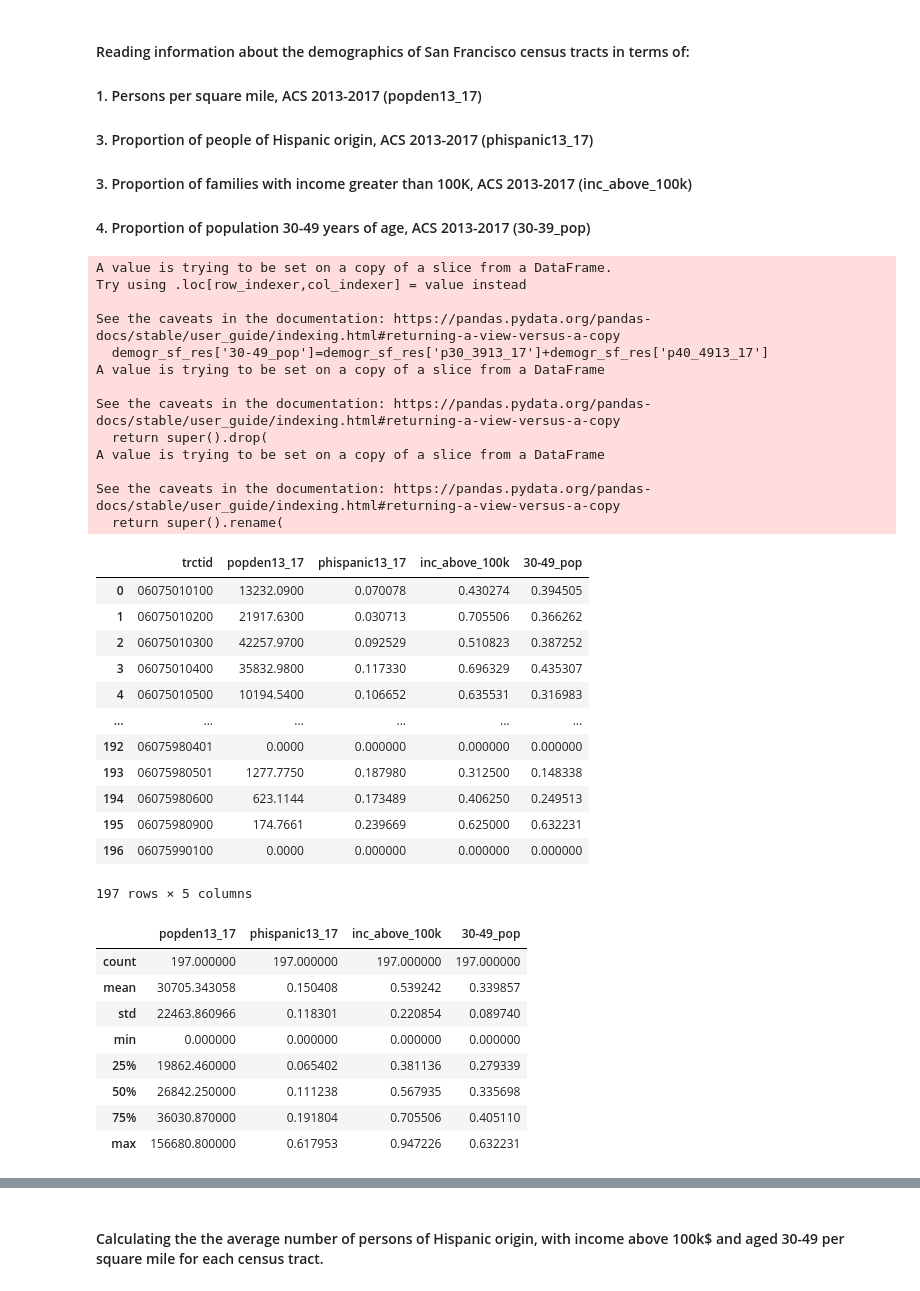
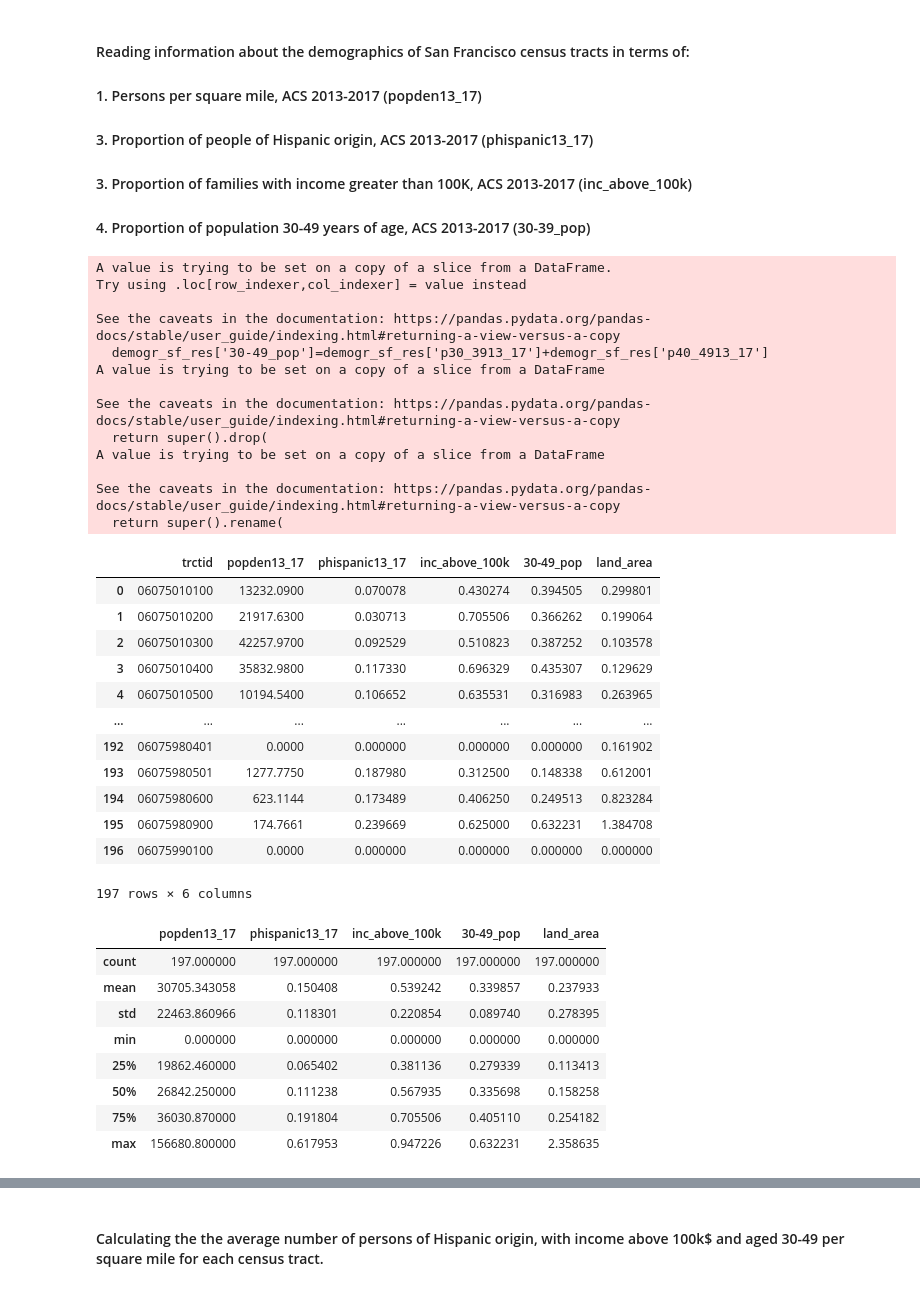
Before and after one commit to wlodekk/ibmcapstone, a Jupyter notebook: CapstoneProjectSF.ipynb, the cells around one changed output, grey strips where cells are left out. Saved outputs shown, nothing was run; the diff lists cells and outputs as text; code cells hidden in the pictures.

```diff
--- a/CapstoneProjectSF.ipynb
+++ b/CapstoneProjectSF.ipynb
@@ -97,57 +97,59 @@ See the caveats in the documentation: https://pandas.pydata.org/pandas-docs/stab
 # %%
 pd.set_option('display.max_rows', 10)
 demogr=pd.read_csv('nanda_ses_tract_2008-2017_04P.csv',dtype={'tract_fips10':str})
 demogr['trint']=demogr['tract_fips10'].astype(int)
 demogr_sf=demogr[(demogr['trint']<=6075990100) & (demogr['trint']>=6075010100)]
 demogr.drop(columns=['trint'],inplace=True)
 demogr_sf.reset_index(drop=True,inplace=True)
 demogr_sf=demogr_sf.fillna(0)
 demogr_sf.columns
-demogr_sf_res=demogr_sf[['tract_fips10','popden13_17','phispanic13_17','pin5b_13_17','p30_3913_17','p40_4913_17']]
+demogr_sf_res=demogr_sf[['tract_fips10','popden13_17','phispanic13_17','pin5b_13_17','p30_3913_17','p40_4913_17','aland10']]
 demogr_sf_res['30-49_pop']=demogr_sf_res['p30_3913_17']+demogr_sf_res['p40_4913_17']
 demogr_sf_res.drop(columns=['p30_3913_17','p40_4913_17'],inplace=True)
 demogr_sf_res.rename(columns={'pin5b_13_17':'inc_above_100k'},inplace=True)
 demogr_sf_res.rename(columns={'tract_fips10':'trctid'},inplace=True)
+demogr_sf_res.rename(columns={'aland10':'land_area'},inplace=True)
+demogr_sf_res=demogr_sf_res[['trctid','popden13_17','phispanic13_17','inc_above_100k','30-49_pop','land_area']]
 demogr_sf_res
 # %% [output]
 A value is trying to be set on a copy of a slice from a DataFrame.
 Try using .loc[row_indexer,col_indexer] = value instead
 
 See the caveats in the documentation: https://pandas.pydata.org/pandas-docs/stable/user_guide/indexing.html#returning-a-view-versus-a-copy
   demogr_sf_res['30-49_pop']=demogr_sf_res['p30_3913_17']+demogr_sf_res['p40_4913_17']
 A value is trying to be set on a copy of a slice from a DataFrame
 
 See the caveats in the documentation: https://pandas.pydata.org/pandas-docs/stable/user_guide/indexing.html#returning-a-view-versus-a-copy
   return super().drop(
 A value is trying to be set on a copy of a slice from a DataFrame
 
 See the caveats in the documentation: https://pandas.pydata.org/pandas-docs/stable/user_guide/indexing.html#returning-a-view-versus-a-copy
   return super().rename(
-|  | trctid | popden13_17 | phispanic13_17 | inc_above_100k | 30-49_pop |
-| 0 | 06075010100 | 13232.0900 | 0.070078 | 0.430274 | 0.394505 |
-| 1 | 06075010200 | 21917.6300 | 0.030713 | 0.705506 | 0.366262 |
-| 2 | 06075010300 | 42257.9700 | 0.092529 | 0.510823 | 0.387252 |
-| 3 | 06075010400 | 35832.9800 | 0.117330 | 0.696329 | 0.435307 |
-| 4 | 06075010500 | 10194.5400 | 0.106652 | 0.635531 | 0.316983 |
-| ... | ... | ... | ... | ... | ... |
-| 192 | 06075980401 | 0.0000 | 0.000000 | 0.000000 | 0.000000 |
-| 193 | 06075980501 | 1277.7750 | 0.187980 | 0.312500 | 0.148338 |
-| 194 | 06075980600 | 623.1144 | 0.173489 | 0.406250 | 0.249513 |
-| 195 | 06075980900 | 174.7661 | 0.239669 | 0.625000 | 0.632231 |
-| 196 | 06075990100 | 0.0000 | 0.000000 | 0.000000 | 0.000000 |
+|  | trctid | popden13_17 | phispanic13_17 | inc_above_100k | 30-49_pop | land_area |
+| 0 | 06075010100 | 13232.0900 | 0.070078 | 0.430274 | 0.394505 | 0.299801 |
+| 1 | 06075010200 | 21917.6300 | 0.030713 | 0.705506 | 0.366262 | 0.199064 |
+| 2 | 06075010300 | 42257.9700 | 0.092529 | 0.510823 | 0.387252 | 0.103578 |
+| 3 | 06075010400 | 35832.9800 | 0.117330 | 0.696329 | 0.435307 | 0.129629 |
+| 4 | 06075010500 | 10194.5400 | 0.106652 | 0.635531 | 0.316983 | 0.263965 |
+| ... | ... | ... | ... | ... | ... | ... |
+| 192 | 06075980401 | 0.0000 | 0.000000 | 0.000000 | 0.000000 | 0.161902 |
+| 193 | 06075980501 | 1277.7750 | 0.187980 | 0.312500 | 0.148338 | 0.612001 |
+| 194 | 06075980600 | 623.1144 | 0.173489 | 0.406250 | 0.249513 | 0.823284 |
+| 195 | 06075980900 | 174.7661 | 0.239669 | 0.625000 | 0.632231 | 1.384708 |
+| 196 | 06075990100 | 0.0000 | 0.000000 | 0.000000 | 0.000000 | 0.000000 |
-197 rows × 5 columns
+197 rows × 6 columns
 # %%
 demogr_sf_res.describe()
 # %% [output]
-|  | popden13_17 | phispanic13_17 | inc_above_100k | 30-49_pop |
-| count | 197.000000 | 197.000000 | 197.000000 | 197.000000 |
-| mean | 30705.343058 | 0.150408 | 0.539242 | 0.339857 |
-| std | 22463.860966 | 0.118301 | 0.220854 | 0.089740 |
-| min | 0.000000 | 0.000000 | 0.000000 | 0.000000 |
-| 25% | 19862.460000 | 0.065402 | 0.381136 | 0.279339 |
-| 50% | 26842.250000 | 0.111238 | 0.567935 | 0.335698 |
-| 75% | 36030.870000 | 0.191804 | 0.705506 | 0.405110 |
-| max | 156680.800000 | 0.617953 | 0.947226 | 0.632231 |
+|  | popden13_17 | phispanic13_17 | inc_above_100k | 30-49_pop | land_area |
+| count | 197.000000 | 197.000000 | 197.000000 | 197.000000 | 197.000000 |
+| mean | 30705.343058 | 0.150408 | 0.539242 | 0.339857 | 0.237933 |
+| std | 22463.860966 | 0.118301 | 0.220854 | 0.089740 | 0.278395 |
+| min | 0.000000 | 0.000000 | 0.000000 | 0.000000 | 0.000000 |
+| 25% | 19862.460000 | 0.065402 | 0.381136 | 0.279339 | 0.113413 |
+| 50% | 26842.250000 | 0.111238 | 0.567935 | 0.335698 | 0.158258 |
+| 75% | 36030.870000 | 0.191804 | 0.705506 | 0.405110 | 0.254182 |
+| max | 156680.800000 | 0.617953 | 0.947226 | 0.632231 | 2.358635 |
 # %%
 demogr_sf_res.dtypes
 # %% [output]
```
Also changed, not shown: parts of 38 cells of this notebook.
